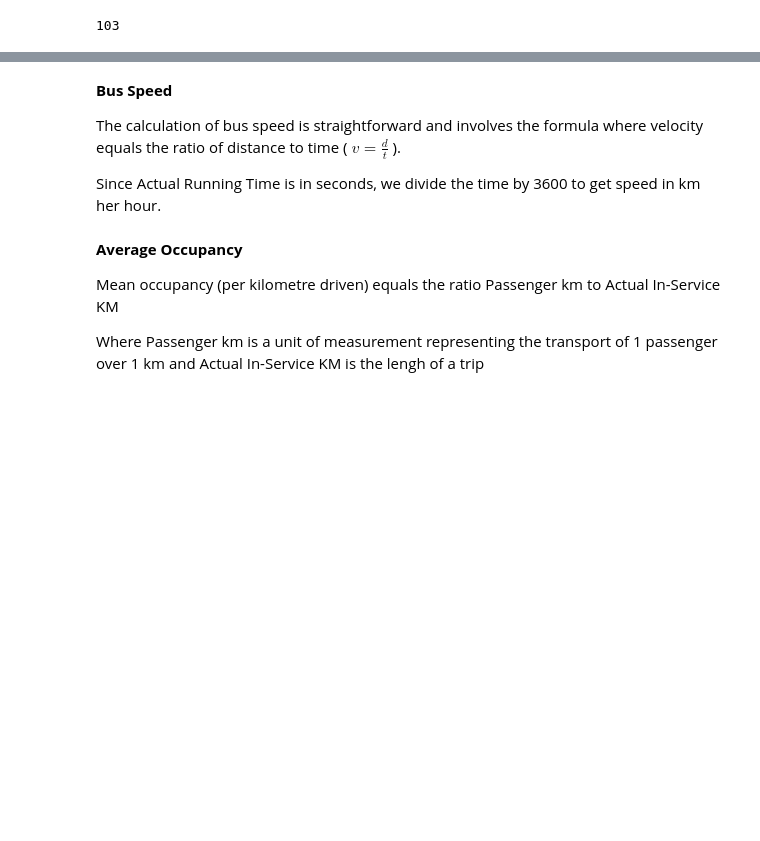
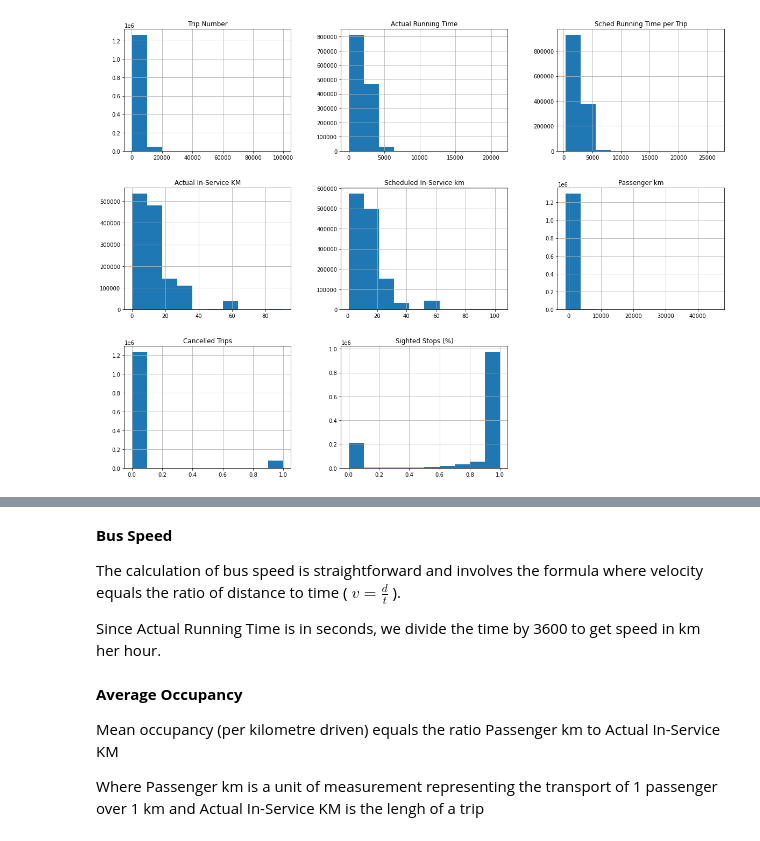
Before and after one commit to OxanaHart/Data351, a Jupyter notebook: Wellington Hourly Investigation/Preprocessing.ipynb, the cells around one changed output, grey strips where cells are left out. Drawn from its saved outputs; the diff is of its cells as text; code cells hidden in the pictures; blank space fills up the shorter version.

```diff
--- a/Wellington Hourly Investigation/Preprocessing.ipynb
+++ b/Wellington Hourly Investigation/Preprocessing.ipynb
@@ -115,8 +119,9 @@ import plotly.graph_objs as go
 #read in sample data from Hamish. This dataframe contains all trips for FY2022/2023
 
 wlgt2022_trips = pd.read_csv('Wellington Raw Data/Trips_2022-01-01_to_2023-06-30.csv')
-# %%
-#come back to this, trips with negative values seem to be train trips. We do not want train trips in this data frame.
-sum(wlgt2022_trips['Passenger km']<0)
-# %% [output]
-103
+# %%
+# look an numerical columns
+wlgt2022_trips.hist(figsize=(20,15));
+fig = plt.gcf()
+# %% [output]
+[figure, added]
```
Also changed, not shown: parts of 14 cells of this notebook.
